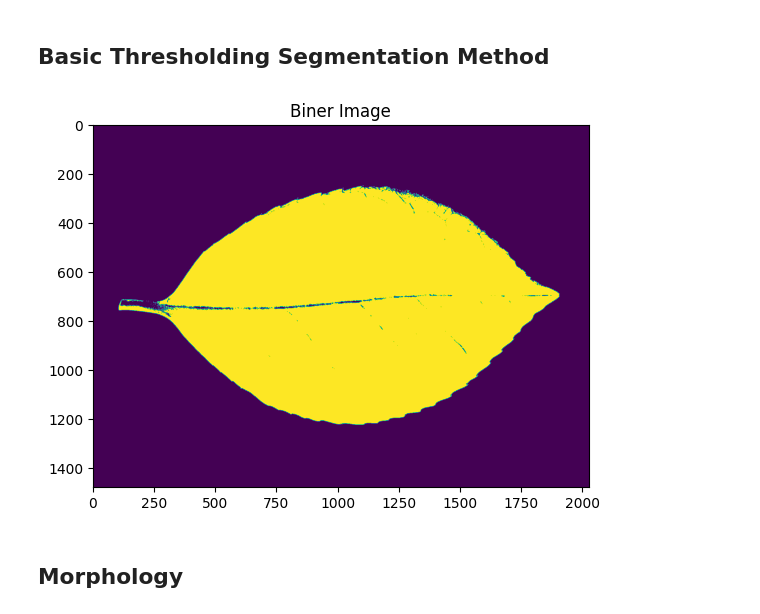
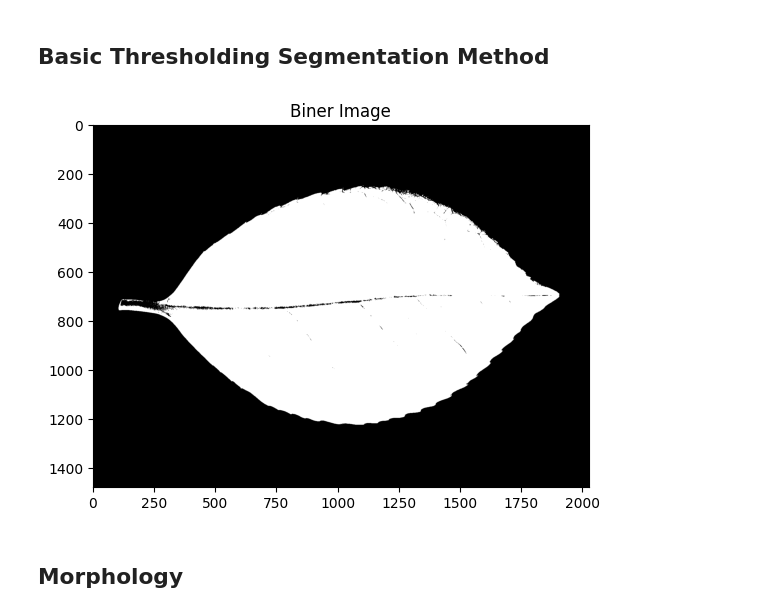
Before and after one commit to ammarmuflih/PACD_Assignment, a Jupyter notebook: PACD_Assignment_03/PACD_Assignment03.ipynb, the cells around one changed output. Drawn from its saved outputs; the diff is of its cells as text; code cells hidden in the pictures.

```diff
--- a/PACD_Assignment_03/PACD_Assignment03.ipynb
+++ b/PACD_Assignment_03/PACD_Assignment03.ipynb
@@ -52,6 +52,7 @@ class BasicSegmentation():
                 else:
                     result[i, j] = 0
 
+        result = result/255
         return result
 
     def local_thresholding():
@@ -83,20 +84,26 @@ class RegionFeatureSegmentation():
     def segmentation_as_clustering():
         pass
 # %%
-img_biner = np.zeros((h, w), dtype=int)
-for i in range(h):
-    for j in range(w):
-        if (img_gray[i, j] < 200):
-            img_biner[i, j] = 255
-        else:
-            img_biner[i, j] = 0
+basicSegmentation = BasicSegmentation()
+img_biner = basicSegmentation.global_thresholding(img_gray, 200)
+plt.title("Biner Image")
+plt.imshow(img_biner, cmap='gray')
+plt.show()
 
-img_biner = img_biner/255
-plt.title("Biner Image")
-plt.imshow(img_biner)
-plt.show()
+# img_biner = np.zeros((h, w), dtype=int)
+# for i in range(h):
+#     for j in range(w):
+#         if (img_gray[i, j] < 200):
+#             img_biner[i, j] = 255
+#         else:
+#             img_biner[i, j] = 0
+
+# img_biner = img_biner/255
+# plt.title("Biner Image")
+# plt.imshow(img_biner)
+# plt.show()
 # %% [output]
-[figure, old version]
+[figure, new version]
 # %% [markdown]
 ## Morphology
 # %%
```
Also changed, not shown: parts of 4 cells of this notebook.
